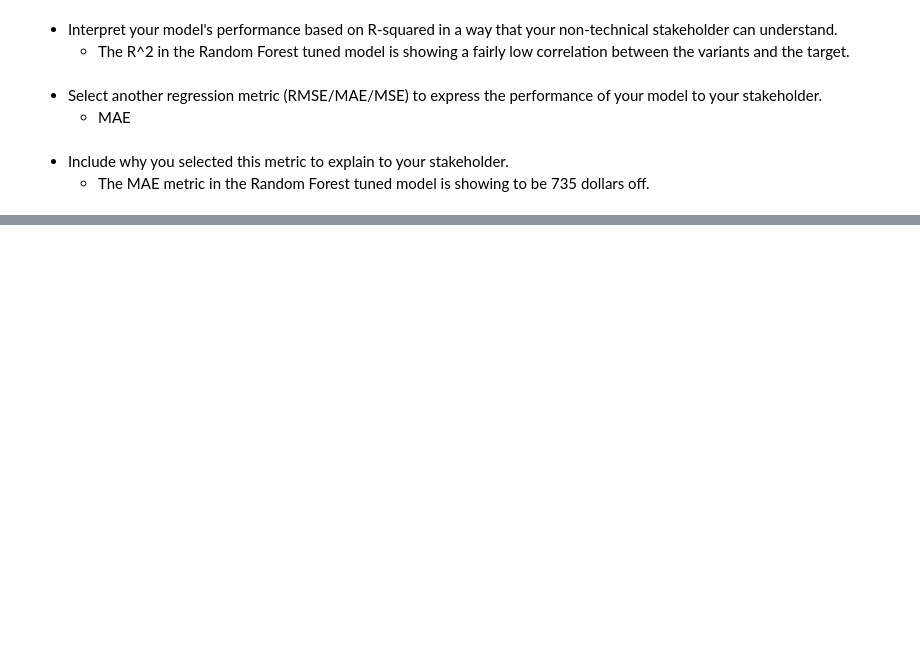
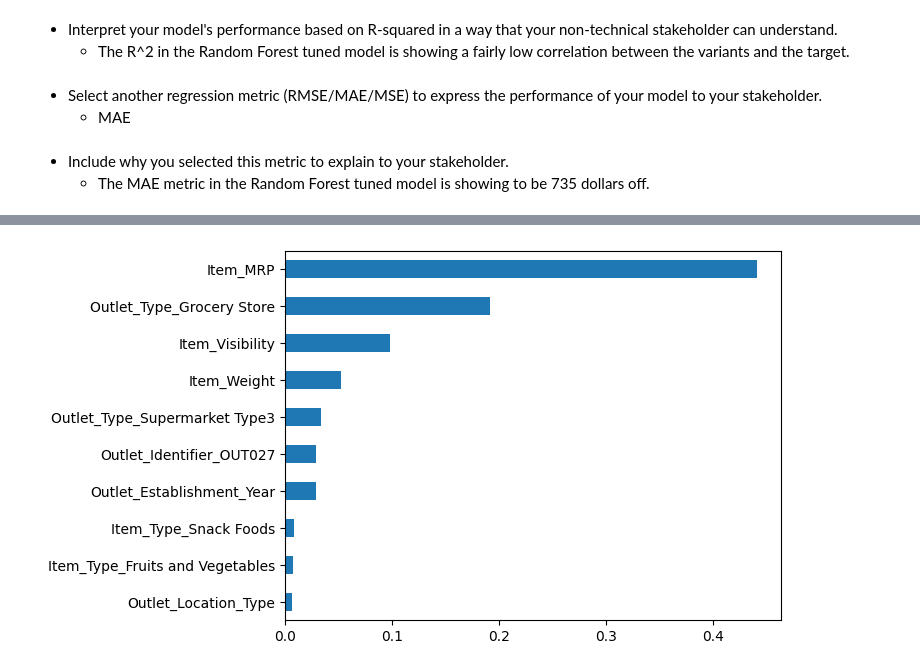
Before and after one commit to tronicey/Predictions-of-Product-Sales, a Jupyter notebook: predictions_of_product_sales.ipynb, the cells around one changed output, grey strips where cells are left out. Cells and saved outputs as stored; diff of their text form; code cells hidden in the pictures; blank space fills up the shorter version.

```diff
--- a/predictions_of_product_sales.ipynb
+++ b/predictions_of_product_sales.ipynb
@@ -1072,0 +1238,4 @@ Regression Metrics: Test Data
+# %%
+# Saving the feature importances sorted from smallest to largest (ascending=True)
+sorted_importance = importances.sort_values()
+sorted_importance
@@ -1072,0 +1260,5 @@ Regression Metrics: Test Data
+# %%
+# just keep the top 10 importances and plot (that are now at the bottom of our series)
+ax = sorted_importance.tail(10).plot(kind='barh')
+# %% [output]
+[figure, added]
```
Also changed, not shown: parts of 37 cells of this notebook.
